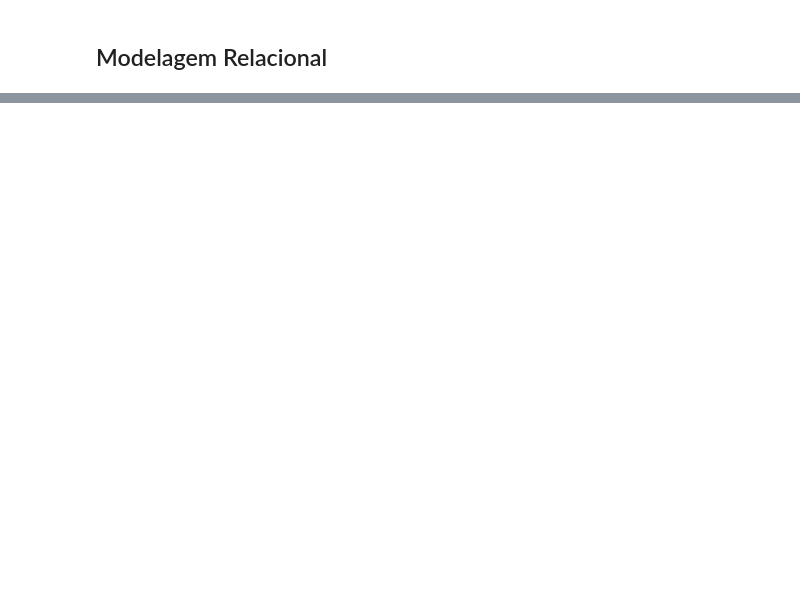
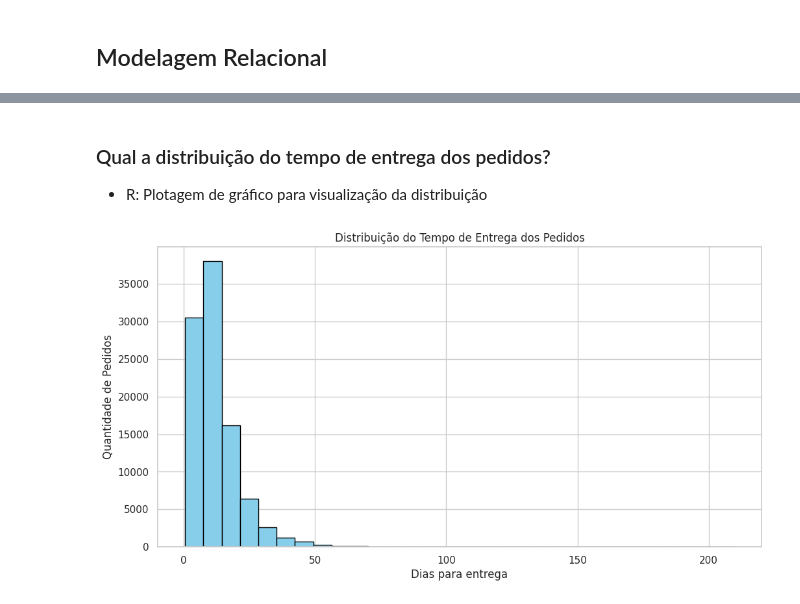
Before and after one commit to PierreOF/desafio-data-engineer, a Jupyter notebook: desafio-data-engineer.ipynb, the cells around one changed output, grey strips where cells are left out. Cells and saved outputs as stored; diff of their text form; code cells hidden in the pictures; blank space fills up the shorter version.

```diff
--- a/desafio-data-engineer.ipynb
+++ b/desafio-data-engineer.ipynb
@@ -126,0 +257,23 @@ order_reviews_df['review_answer_timestamp'] = pd.to_datetime(order_reviews_df['r
+# %% [markdown]
+### Qual a distribuição do tempo de entrega dos pedidos?
+
+- R: Plotagem de gráfico para visualização da distribuição
+# %%
+query = """
+SELECT
+    JULIANDAY(order_delivered_customer_date) - JULIANDAY(order_purchase_timestamp) AS dias_entrega
+FROM orders
+WHERE order_delivered_customer_date IS NOT NULL
+  AND order_purchase_timestamp IS NOT NULL;
+"""
+df = pd.read_sql_query(query, conn)
+
+plt.figure(figsize=(12,6))
+plt.hist(df['dias_entrega'], bins=30, color='skyblue', edgecolor='black')
+plt.title('Distribuição do Tempo de Entrega dos Pedidos')
+plt.xlabel('Dias para entrega')
+plt.ylabel('Quantidade de Pedidos')
+plt.grid(True)
+plt.show()
+# %% [output]
+[figure, added]
```
Also changed, not shown: parts of 41 cells of this notebook, 2 other files.
